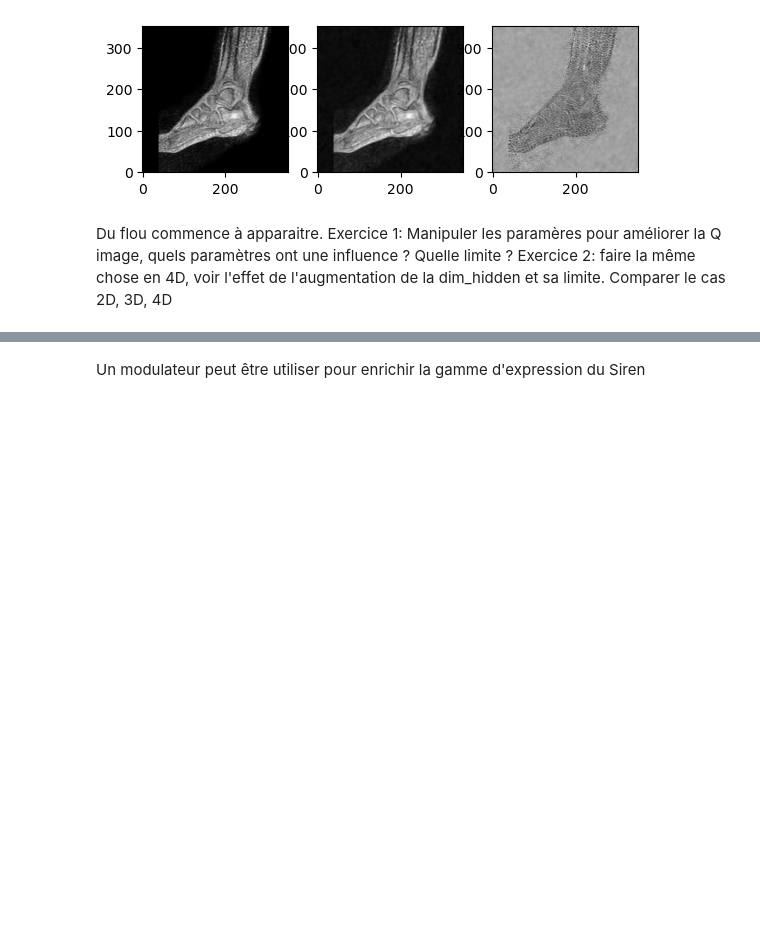
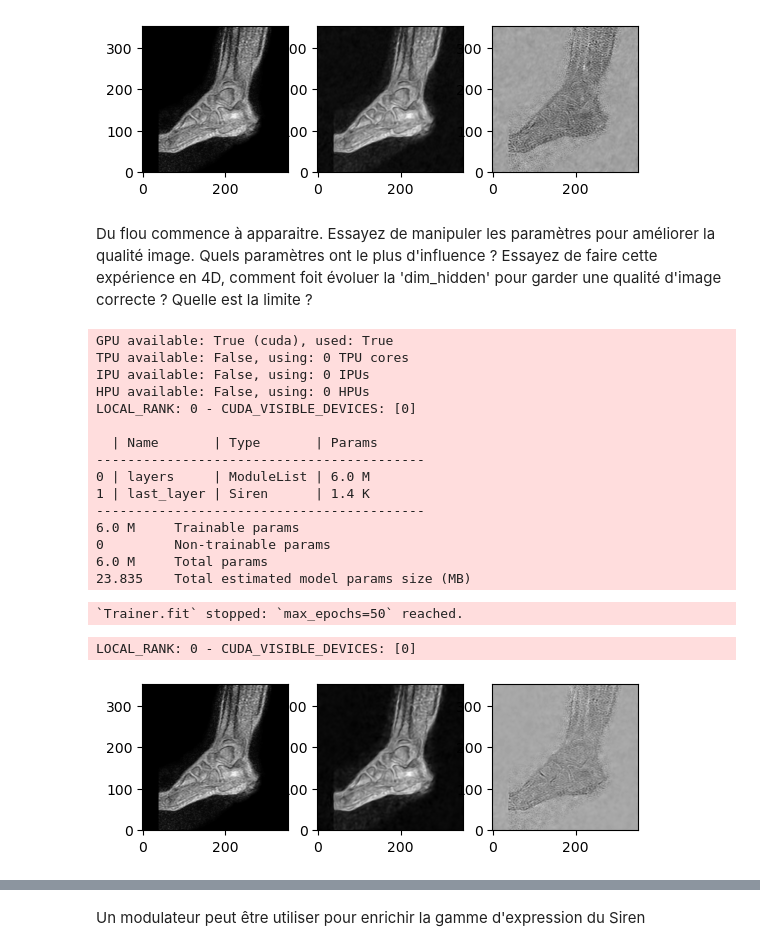
Before and after one commit to Benjamin-Fouquet/mri_interpolation, a Jupyter notebook: ReprésentationsImplicites.ipynb, the cells around one changed output, grey strips where cells are left out. Cells and saved outputs as stored; diff of their text form; code cells hidden in the pictures; blank space fills up the shorter version.

```diff
--- a/ReprésentationsImplicites.ipynb
+++ b/ReprésentationsImplicites.ipynb
@@ -84,6 +102,7 @@ print(test_batch) #l'ordre des coordonnées est croissant
 Reference: Sitzmann et al, Implicit Neural Representations with Periodic Activation Functions
 
 Notebook: https://colab.research.google.com/github/vsitzmann/siren/blob/master/explore_siren.ipynb#scrollTo=39Mf3epV8Ib2
+
 '''
 
 #utilitaires pour Siren
@@ -106,7 +125,10 @@ class Sine(nn.Module):
 
 class Siren(nn.Module):
     '''
-    Siren layer
+    Une couche Siren
+    ARGS:
+        w0: facteur multiplicatif tel que f(x) = sin(w0 * x)
+        c: spread des poids lors de l'initialisation de la couche.
     '''
     def __init__(
         self,
@@ -413,7 +443,8 @@ train_loader = torch.utils.data.DataLoader(dataset, batch_size=batch_size, shuff
 
 test_loader = torch.utils.data.DataLoader(dataset, batch_size=batch_size, shuffle=False, num_workers=os.cpu_count())
 # %%
-model = SirenNet(dim_in=dim_in)
+model = SirenNet(dim_in=dim_in,
+                 dim_hidden=dim_hidden)
 
 trainer = pl.Trainer(
     gpus=[0] if torch.cuda.is_available() else [],
@@ -461,7 +492,57 @@ LOCAL_RANK: 0 - CUDA_VISIBLE_DEVICES: [0]
 `Trainer.fit` stopped: `max_epochs=50` reached.
 LOCAL_RANK: 0 - CUDA_VISIBLE_DEVICES: [0]
 [figure]
-# %% [markdown]
-Du flou commence à apparaitre.
-Exercice 1: Manipuler les paramères pour améliorer la Q image, quels paramètres ont une influence ? Quelle limite ?
-Exercice 2: faire la même chose en 4D, voir l'effet de l'augmentation de la dim_hidden et sa limite. Comparer le cas 2D, 3D, 4D
+# %% [markdown]
+Du flou commence à apparaitre.
+Essayez de manipuler les paramètres pour améliorer la qualité image. Quels paramètres ont le plus d'influence ?
+Essayez de faire cette expérience en 4D, comment foit évoluer la 'dim_hidden' pour garder une qualité d'image correcte ? Quelle est la limite ?
+# %%
+model = SirenNet(dim_in=dim_in,
+                 dim_hidden=dim_hidden * 4)
+
+trainer = pl.Trainer(
+    gpus=[0] if torch.cuda.is_available() else [],
+    max_epochs=epochs,
+    precision=32,
+)
+
+trainer.fit(model, train_loader)
+pred = torch.concat(trainer.predict(model, test_loader))
+
+im = pred.reshape(data.shape)
+im = im.detach().cpu().numpy()
+im = np.array(im, dtype=np.float32)
+
+im = im[..., 7]
+
+gt = data[..., 7]
+gt = gt /gt.max() * 2 - 1
+
+diff = im - gt
+
+fig, axes = plt.subplots(1, 3)
+
+axes[0].imshow(gt.T, origin='lower', cmap='gray')
+axes[1].imshow(im.T, origin='lower', cmap='gray')
+axes[2].imshow(diff.T, origin='lower', cmap='gray')
+
+plt.show()
+# %% [output]
+GPU available: True (cuda), used: True
+TPU available: False, using: 0 TPU cores
+IPU available: False, using: 0 IPUs
+HPU available: False, using: 0 HPUs
+LOCAL_RANK: 0 - CUDA_VISIBLE_DEVICES: [0]
+
+  | Name       | Type       | Params
+------------------------------------------
+0 | layers     | ModuleList | 6.0 M
+1 | last_layer | Siren      | 1.4 K
+------------------------------------------
+6.0 M     Trainable params
+0         Non-trainable params
+6.0 M     Total params
+23.835    Total estimated model params size (MB)
+`Trainer.fit` stopped: `max_epochs=50` reached.
+LOCAL_RANK: 0 - CUDA_VISIBLE_DEVICES: [0]
+[figure, added]
```
Also changed, not shown: parts of 42 cells of this notebook.
